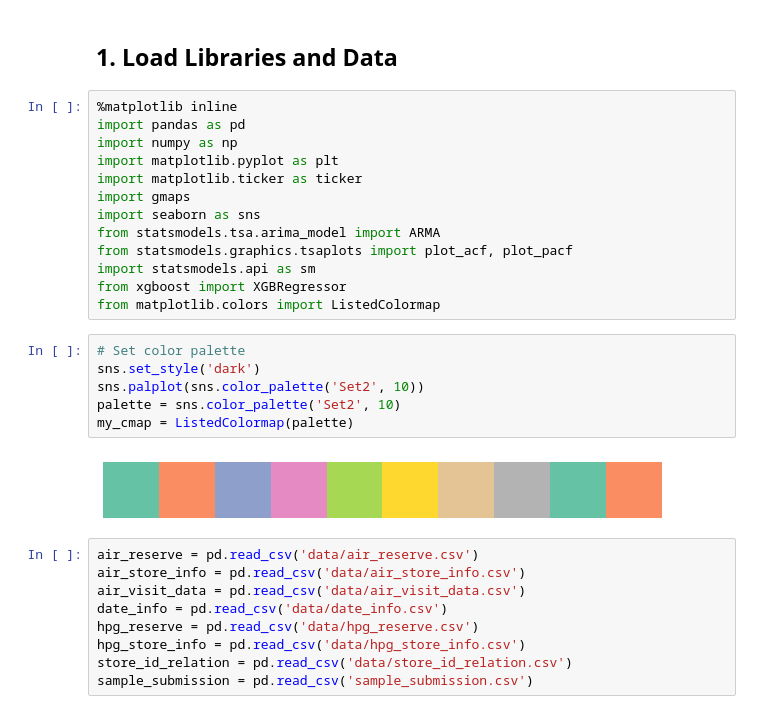
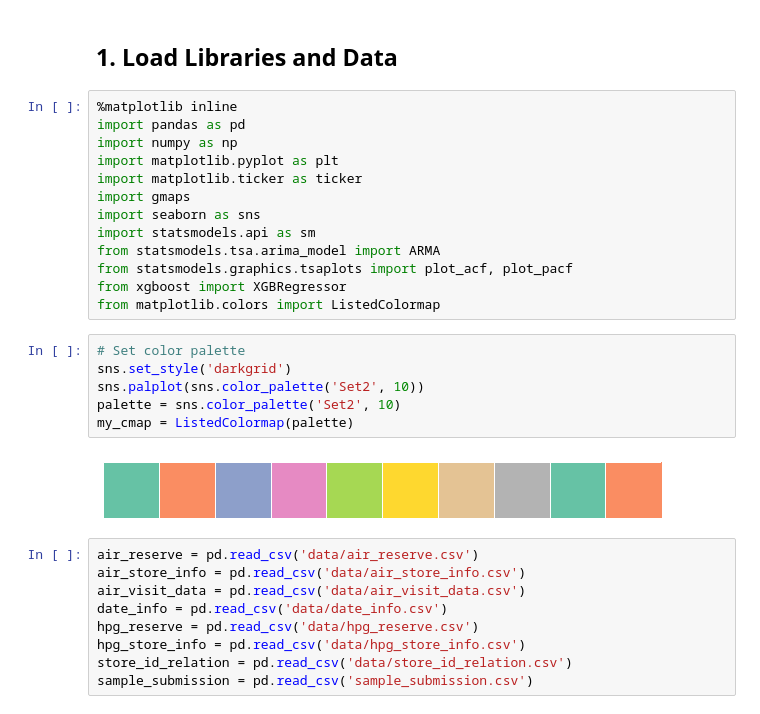
Before and after one commit to KirosG/RestaurantVisitorForecasting, a Jupyter notebook: RestaurantVisitorForecasting.ipynb, the cells around one changed output. Saved outputs shown, nothing was run; the diff lists cells and outputs as text.

Commit message:
Change background to dark grid

```diff
--- a/RestaurantVisitorForecasting.ipynb
+++ b/RestaurantVisitorForecasting.ipynb
@@ -14,19 +14,19 @@ import matplotlib.pyplot as plt
 import matplotlib.ticker as ticker
 import gmaps
 import seaborn as sns
+import statsmodels.api as sm
 from statsmodels.tsa.arima_model import ARMA
 from statsmodels.graphics.tsaplots import plot_acf, plot_pacf
-import statsmodels.api as sm
 from xgboost import XGBRegressor
 from matplotlib.colors import ListedColormap
 # %%
 # Set color palette
-sns.set_style('dark')
+sns.set_style('darkgrid')
 sns.palplot(sns.color_palette('Set2', 10))
 palette = sns.color_palette('Set2', 10)
 my_cmap = ListedColormap(palette)
 # %% [output]
-[figure, old version]
+[figure, new version]
 # %%
 air_reserve = pd.read_csv('data/air_reserve.csv')
 air_store_info = pd.read_csv('data/air_store_info.csv')
```
Also changed, not shown: parts of 4 cells of this notebook.
